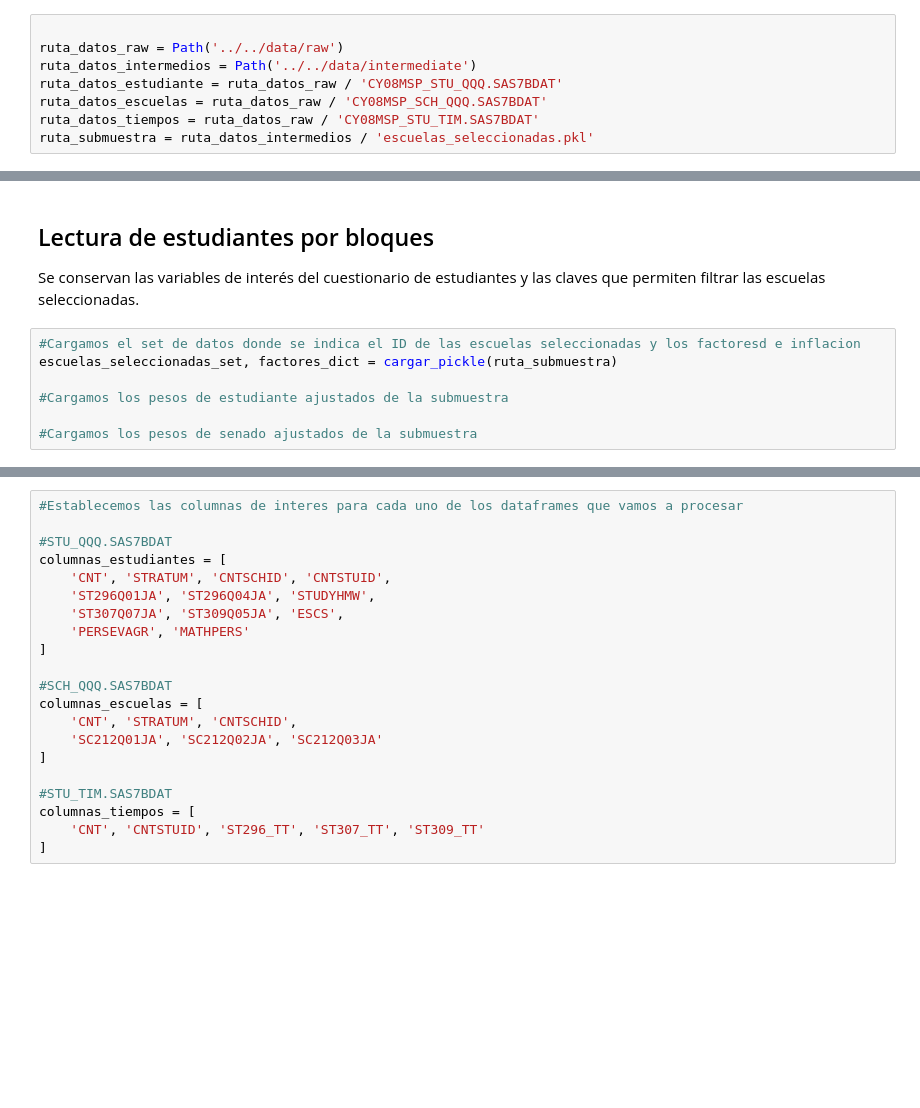
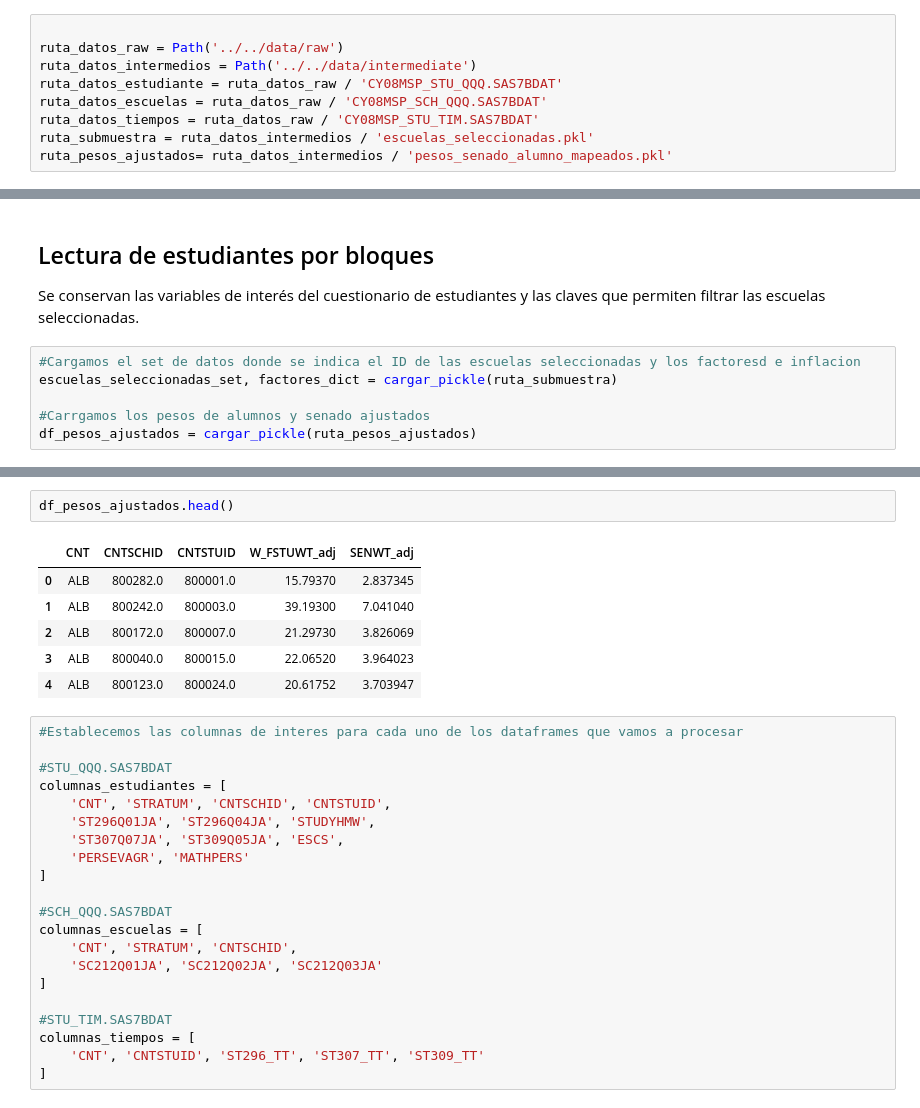
Before and after one commit to musero55/tfm_data_science, a Jupyter notebook: notebooks/fase_1_data_ingestion_eda/01_procesamiento_deberes_PISA.ipynb, the cells around one changed output, grey strips where cells are left out. Saved outputs shown, nothing was run; the diff lists cells and outputs as text; blank space fills up the shorter version.

```diff
--- a/notebooks/fase_1_data_ingestion_eda/01_procesamiento_deberes_PISA.ipynb
+++ b/notebooks/fase_1_data_ingestion_eda/01_procesamiento_deberes_PISA.ipynb
@@ -74,6 +79,7 @@ ruta_datos_estudiante = ruta_datos_raw / 'CY08MSP_STU_QQQ.SAS7BDAT'
 ruta_datos_escuelas = ruta_datos_raw / 'CY08MSP_SCH_QQQ.SAS7BDAT'
 ruta_datos_tiempos = ruta_datos_raw / 'CY08MSP_STU_TIM.SAS7BDAT'
 ruta_submuestra = ruta_datos_intermedios / 'escuelas_seleccionadas.pkl'
+ruta_pesos_ajustados= ruta_datos_intermedios / 'pesos_senado_alumno_mapeados.pkl'
 # %%
 establecer_semilla()
 # %% [output]
@@ -86,8 +94,7 @@ Se conservan las variables de interés del cuestionario de estudiantes y las cla
 #Cargamos el set de datos donde se indica el ID de las escuelas seleccionadas y los factoresd e inflacion
 escuelas_seleccionadas_set, factores_dict = cargar_pickle(ruta_submuestra)
 
-#Cargamos los pesos de estudiante ajustados de la submuestra
-
-#Cargamos los pesos de senado ajustados de la submuestra
+#Carrgamos los pesos de alumnos y senado ajustados
+df_pesos_ajustados = cargar_pickle(ruta_pesos_ajustados)
 # %% [output]
  Objetos cargados correctamente desde: ..\..\data\intermediate\escuelas_seleccionadas.pkl
@@ -102,3 +110,12 @@ list(escuelas_seleccionadas_set)[:5]
+# %%
+df_pesos_ajustados.head()
+# %% [output]
+|  | CNT | CNTSCHID | CNTSTUID | W_FSTUWT_adj | SENWT_adj |
+| 0 | ALB | 800282.0 | 800001.0 | 15.79370 | 2.837345 |
+| 1 | ALB | 800242.0 | 800003.0 | 39.19300 | 7.041040 |
+| 2 | ALB | 800172.0 | 800007.0 | 21.29730 | 3.826069 |
+| 3 | ALB | 800040.0 | 800015.0 | 22.06520 | 3.964023 |
+| 4 | ALB | 800123.0 | 800024.0 | 20.61752 | 3.703947 |
 # %%
 #Establecemos las columnas de interes para cada uno de los dataframes que vamos a procesar
 
```
Also changed, not shown: parts of 30 cells of this notebook, 2 other files.
